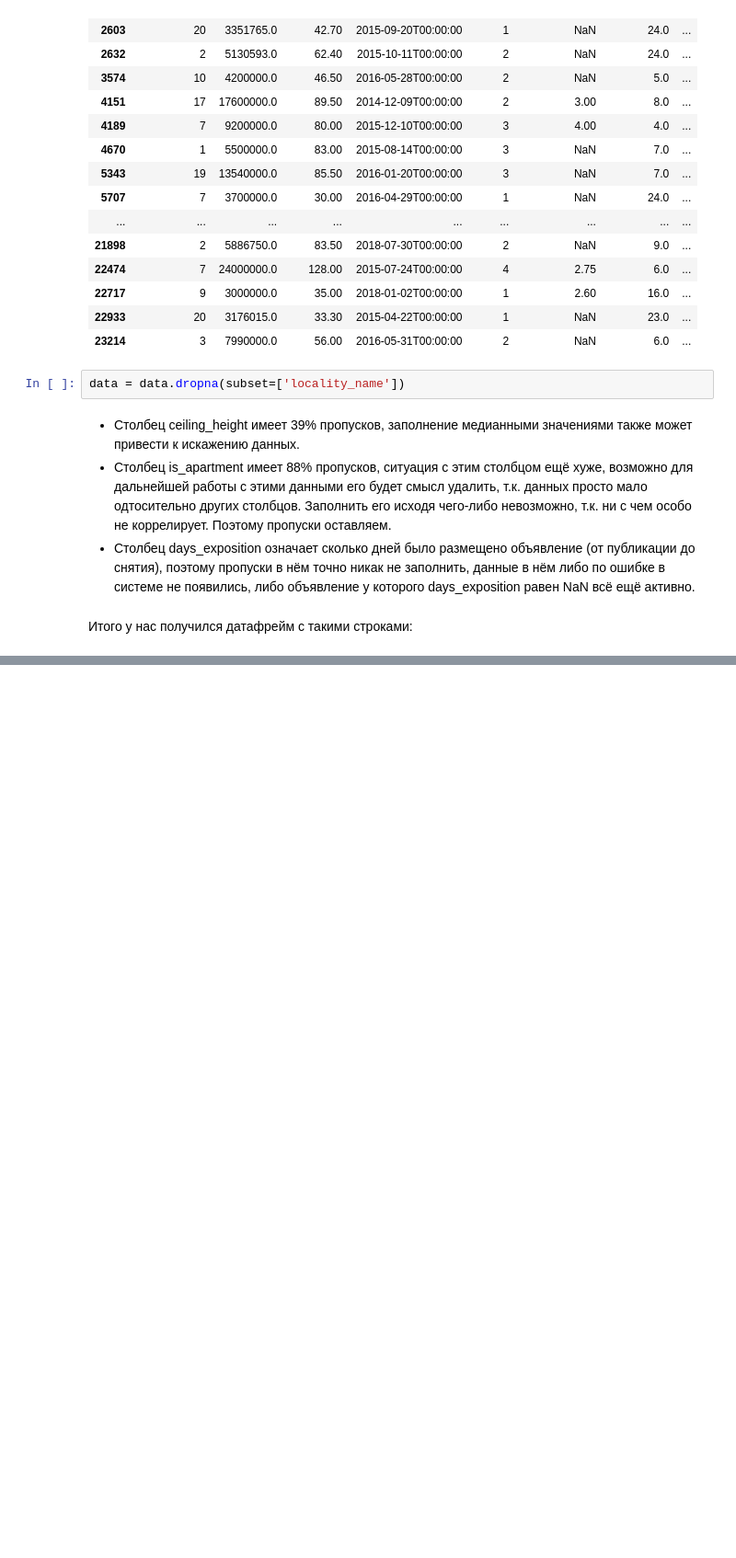
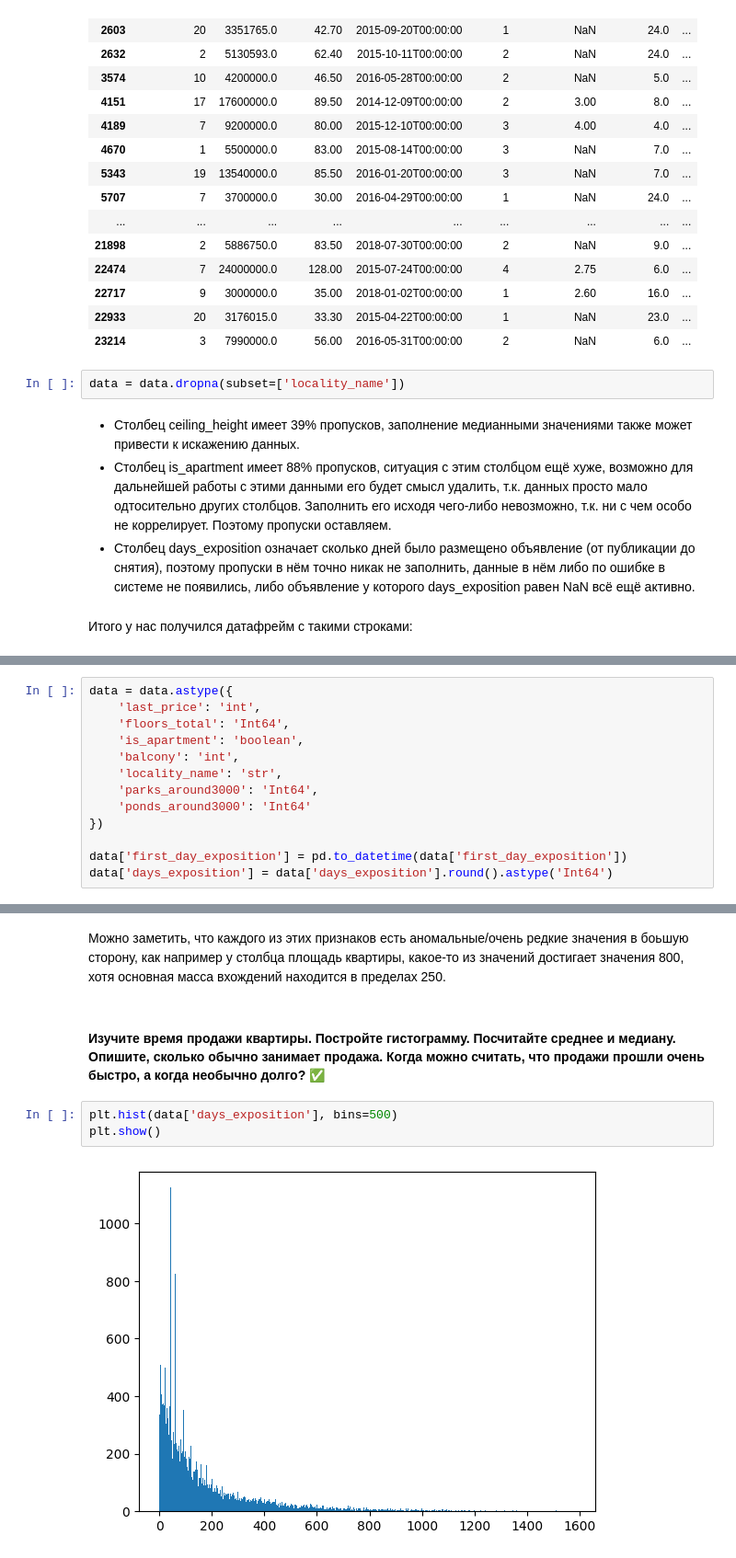
Before and after one commit to mystr1c/data-analysis-real-estate-lab, a Jupyter notebook: lab2.ipynb, the cells around one changed output, grey strips where cells are left out. Shown at 92% size. Cells and saved outputs as stored; diff of their text form; blank space fills up the shorter version.

```diff
--- a/lab2.ipynb
+++ b/lab2.ipynb
@@ -354,0 +379,13 @@ memory usage: 3.8+ MB
+# %%
+data = data.astype({
+    'last_price': 'int',
+    'floors_total': 'Int64',
+    'is_apartment': 'boolean',
+    'balcony': 'int',
+    'locality_name': 'str',
+    'parks_around3000': 'Int64',
+    'ponds_around3000': 'Int64'
+})
+
+data['first_day_exposition'] = pd.to_datetime(data['first_day_exposition'])
+data['days_exposition'] = data['days_exposition'].round().astype('Int64')
@@ -354,0 +460,9 @@ memory usage: 3.8+ MB
+# %% [markdown]
+Можно заметить, что каждого из этих признаков есть аномальные/очень редкие значения в боьшую сторону, как например у столбца площадь квартиры, какое-то из значений достигает значения 800, хотя основная масса вхождений находится в пределах 250.
+# %% [markdown]
+#### Изучите время продажи квартиры. Постройте гистограмму. Посчитайте среднее и медиану. Опишите, сколько обычно занимает продажа. Когда можно считать, что продажи прошли очень быстро, а когда необычно долго? ✅
+# %%
+plt.hist(data['days_exposition'], bins=500)
+plt.show()
+# %% [output]
+[figure, added]
```
Also changed, not shown: parts of 72 cells of this notebook.
